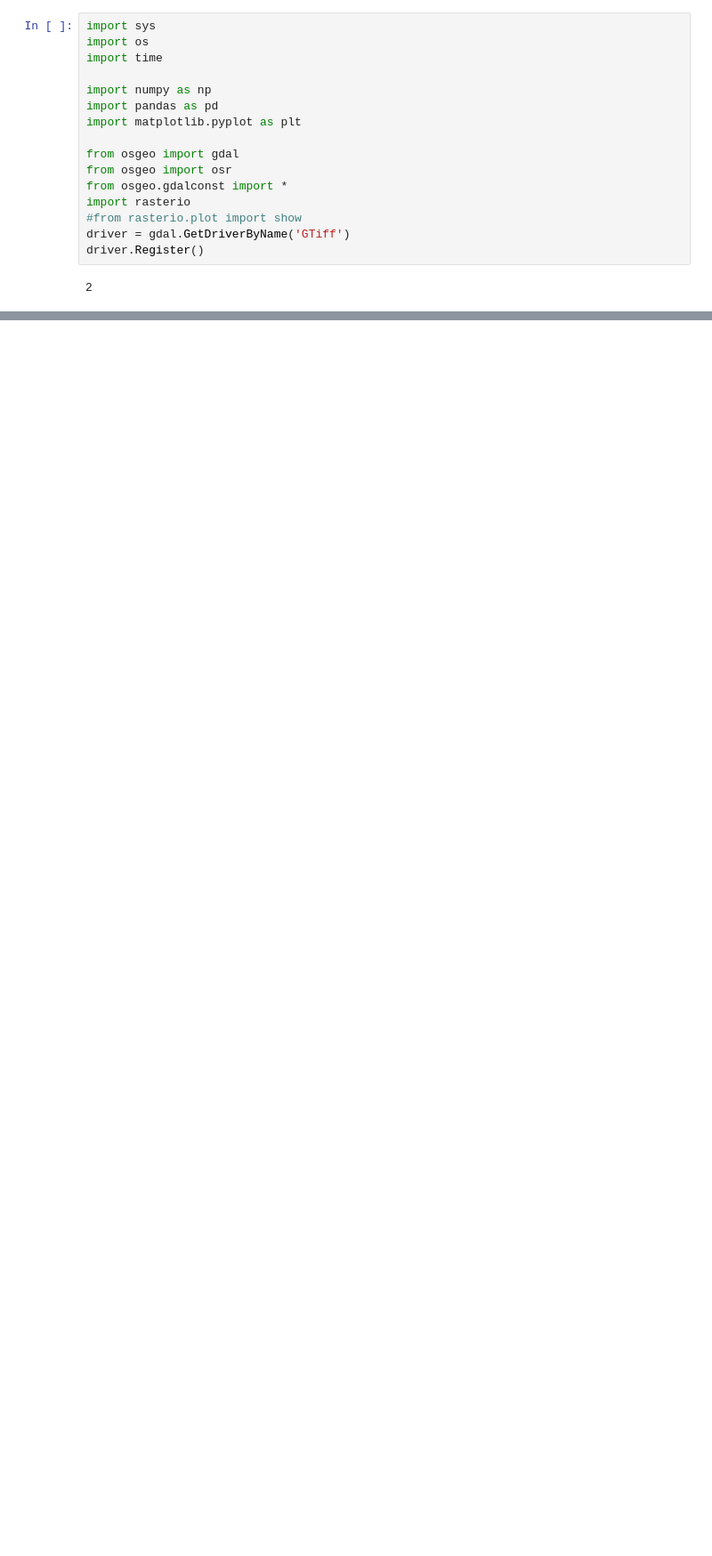
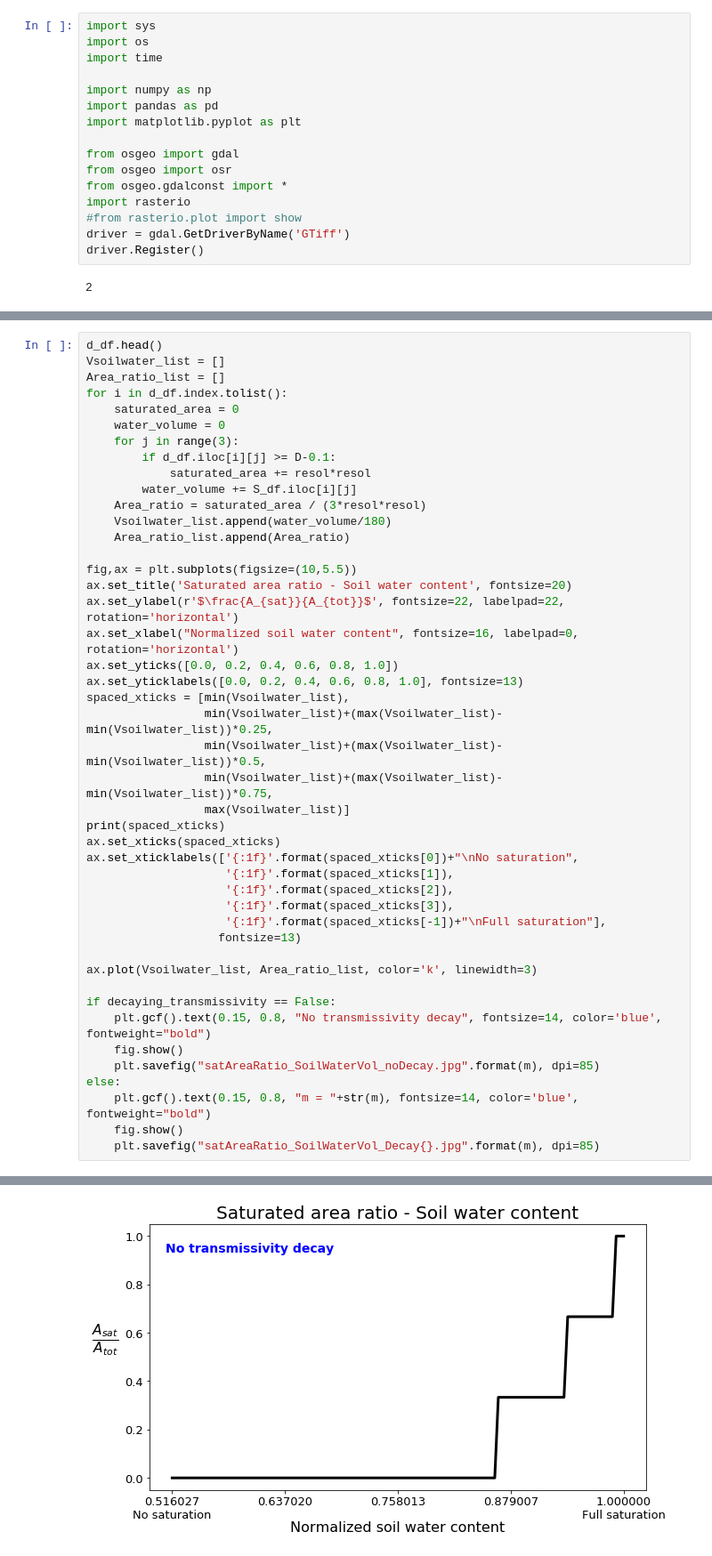
Before and after one commit to brittbarreto/Aquaholics_Anonymous, a Jupyter notebook: Topmodel_with_physics/simple_Fred_model.ipynb, the cells around one changed output, grey strips where cells are left out. Shown: that part at 89% size. Saved outputs shown, nothing was run; the diff lists cells and outputs as text; blank space fills up the shorter version.

```diff
--- a/Topmodel_with_physics/simple_Fred_model.ipynb
+++ b/Topmodel_with_physics/simple_Fred_model.ipynb
@@ -297,0 +273,46 @@ ddict
+# %%
+d_df.head()
+Vsoilwater_list = []
+Area_ratio_list = []
+for i in d_df.index.tolist():
+    saturated_area = 0
+    water_volume = 0
+    for j in range(3):
+        if d_df.iloc[i][j] >= D-0.1:
+            saturated_area += resol*resol
+        water_volume += S_df.iloc[i][j]
+    Area_ratio = saturated_area / (3*resol*resol)
+    Vsoilwater_list.append(water_volume/180)
+    Area_ratio_list.append(Area_ratio)
+
+fig,ax = plt.subplots(figsize=(10,5.5))
+ax.set_title('Saturated area ratio - Soil water content', fontsize=20)
+ax.set_ylabel(r'$\frac{A_{sat}}{A_{tot}}$', fontsize=22, labelpad=22, rotation='horizontal')
+ax.set_xlabel("Normalized soil water content", fontsize=16, labelpad=0, rotation='horizontal')
+ax.set_yticks([0.0, 0.2, 0.4, 0.6, 0.8, 1.0])
+ax.set_yticklabels([0.0, 0.2, 0.4, 0.6, 0.8, 1.0], fontsize=13)
+spaced_xticks = [min(Vsoilwater_list),
+                 min(Vsoilwater_list)+(max(Vsoilwater_list)-min(Vsoilwater_list))*0.25,
+                 min(Vsoilwater_list)+(max(Vsoilwater_list)-min(Vsoilwater_list))*0.5,
+                 min(Vsoilwater_list)+(max(Vsoilwater_list)-min(Vsoilwater_list))*0.75,
+                 max(Vsoilwater_list)]
+print(spaced_xticks)
+ax.set_xticks(spaced_xticks)
+ax.set_xticklabels(['{:1f}'.format(spaced_xticks[0])+"\nNo saturation",
+                    '{:1f}'.format(spaced_xticks[1]),
+                    '{:1f}'.format(spaced_xticks[2]),
+                    '{:1f}'.format(spaced_xticks[3]),
+                    '{:1f}'.format(spaced_xticks[-1])+"\nFull saturation"],
+                   fontsize=13)
+
+ax.plot(Vsoilwater_list, Area_ratio_list, color='k', linewidth=3)
+
+if decaying_transmissivity == False:
+    plt.gcf().text(0.15, 0.8, "No transmissivity decay", fontsize=14, color='blue', fontweight="bold")
+    fig.show()
+    plt.savefig("satAreaRatio_SoilWaterVol_noDecay.jpg".format(m), dpi=85)
+else:
+    plt.gcf().text(0.15, 0.8, "m = "+str(m), fontsize=14, color='blue', fontweight="bold")
+    fig.show()
+    plt.savefig("satAreaRatio_SoilWaterVol_Decay{}.jpg".format(m), dpi=85)
+# %% [output]
@@ -297,0 +320 @@ ddict
+[figure, added]
```
Also changed, not shown: parts of 8 cells of this notebook, 2 other files.
